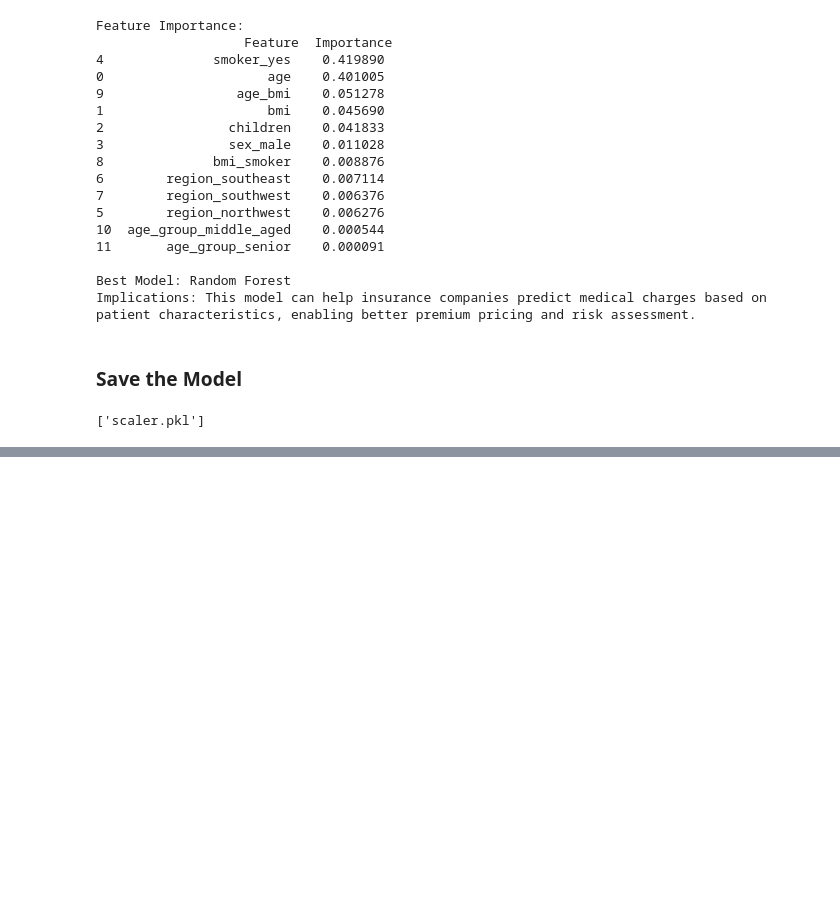
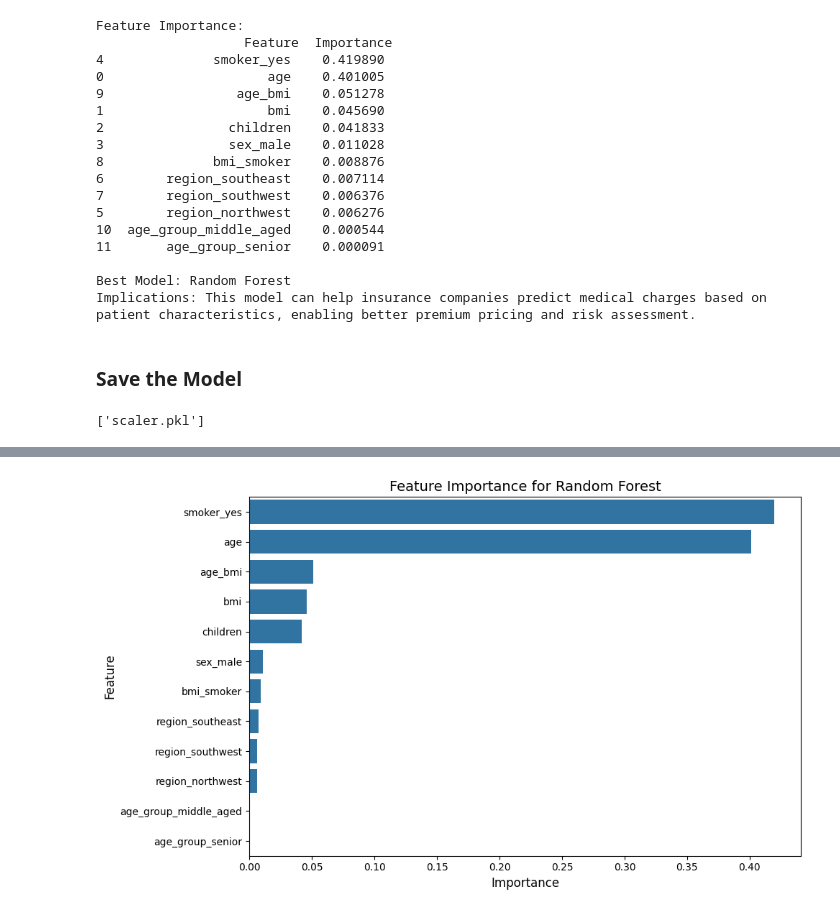
Before and after one commit to FAHIM-M-K/insurance-charges-prediction, a Jupyter notebook: insurance_charges_prediction.ipynb, the cells around one changed output, grey strips where cells are left out. Drawn from its saved outputs; the diff is of its cells as text; code cells hidden in the pictures; blank space fills up the shorter version.

```diff
--- a/insurance_charges_prediction.ipynb
+++ b/insurance_charges_prediction.ipynb
@@ -380,0 +413,10 @@ joblib.dump(scaler, 'scaler.pkl')
+# %%
+plt.figure(figsize=(10, 6))
+sns.barplot(x='Importance', y='Feature', data=feature_importance)
+plt.title('Feature Importance for Random Forest', fontsize=14)
+plt.xlabel('Importance', fontsize=12)
+plt.ylabel('Feature', fontsize=12)
+plt.tight_layout()
+plt.show()
+# %% [output]
+[figure, added]
```
Also changed, not shown: parts of 1 cell of this notebook, 1 other file.
